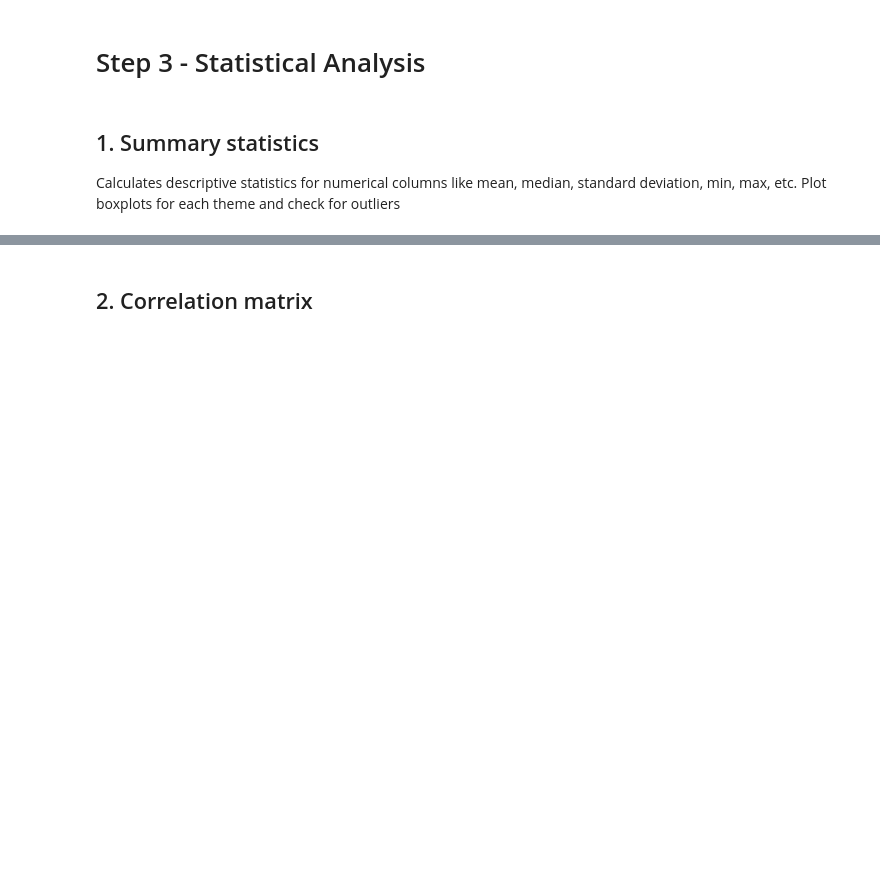
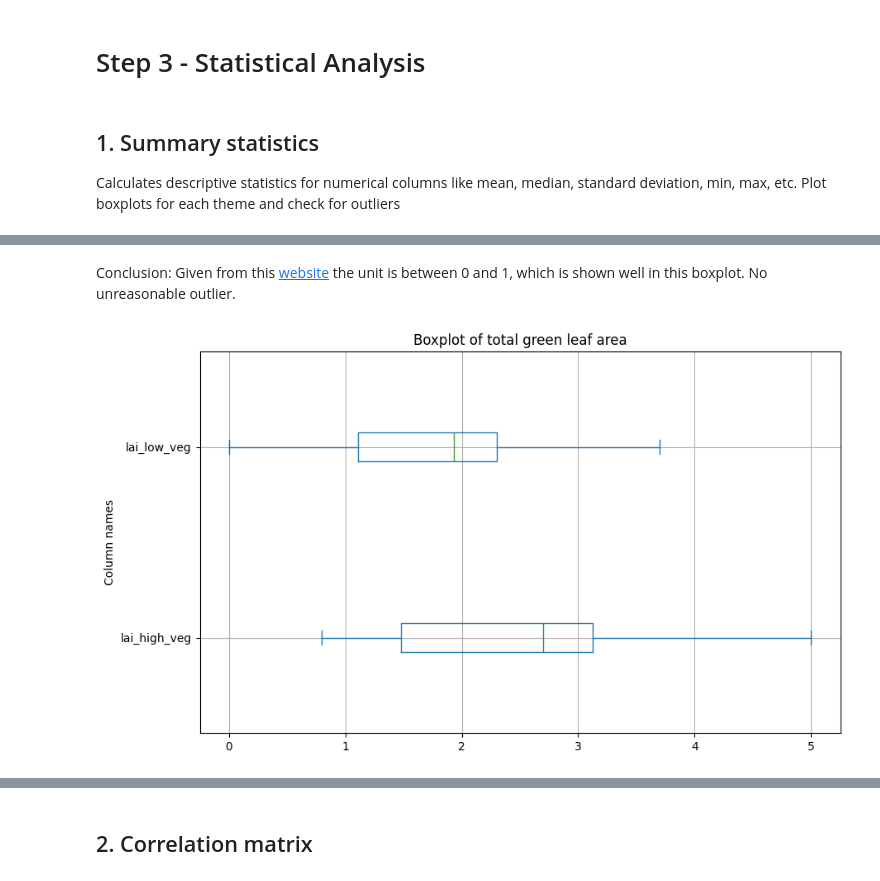
Before and after one commit to lebe1/ClimateChangeAI, a Jupyter notebook: Data-Preprocessing.ipynb, the cells around one changed output, grey strips where cells are left out. Saved outputs shown, nothing was run; the diff lists cells and outputs as text; code cells hidden in the pictures; blank space fills up the shorter version.

```diff
--- a/Data-Preprocessing.ipynb
+++ b/Data-Preprocessing.ipynb
@@ -270,0 +299,21 @@ TODO: Continue with all the other values
+# %% [markdown]
+Conclusion: Given from this [website](https://codes.ecmwf.int/grib/param-db/?id=243) the unit is between 0 and 1, which is shown well in this boxplot. No unreasonable outlier.
+# %%
+# Describe the data to get summary statistics without the first four columns
+numerical_columns = ['lai_high_veg', 'lai_low_veg']
+
+# Calculate summary statistics
+summary_stats = df[numerical_columns].describe()
+
+# Remove the count row
+summary_stats = summary_stats.drop('count', axis=0)
+
+ax = summary_stats.plot(kind='box', vert=False, figsize=(10, 6))
+#ax.set_xscale('log')
+plt.title('Boxplot of total green leaf area')
+plt.xlabel('')
+plt.ylabel('Column names')
+plt.grid(True)
+plt.show()
+# %% [output]
+[figure, added]
```
Also changed, not shown: parts of 33 cells of this notebook.
